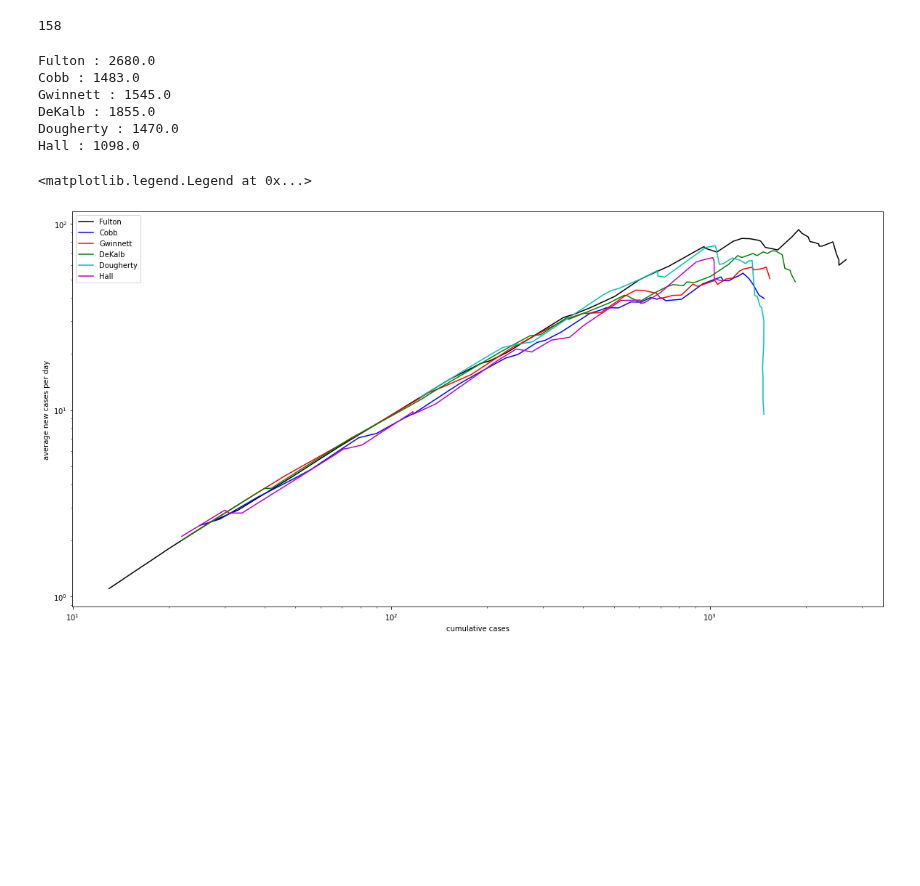
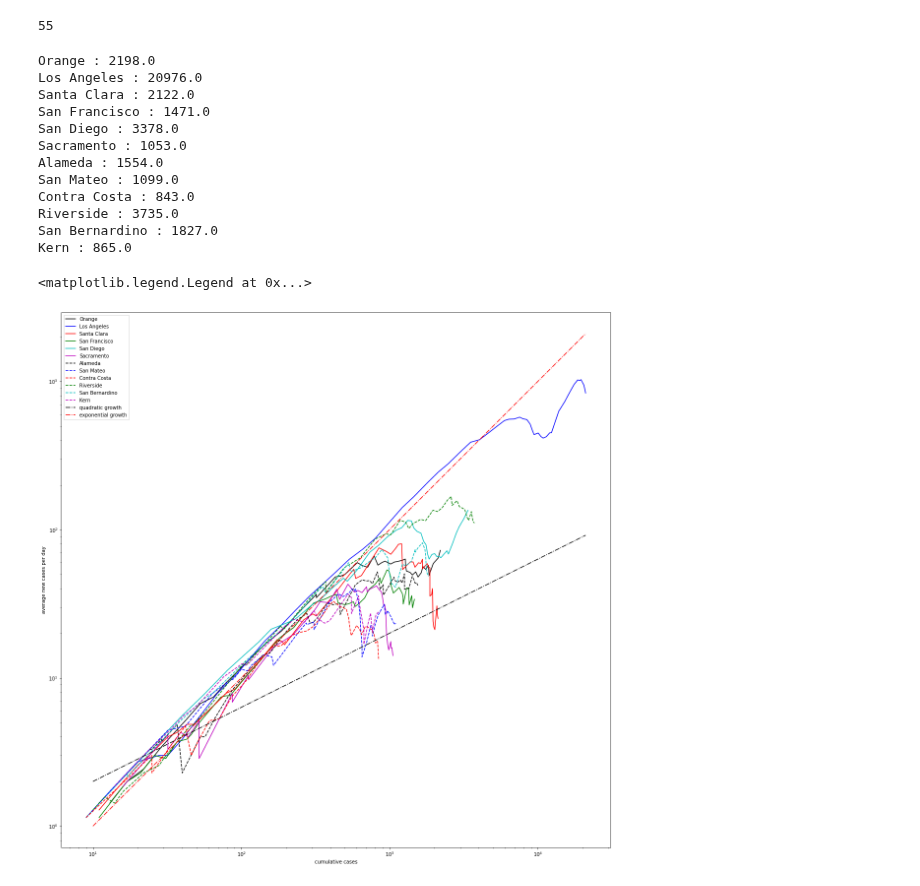
Before and after one commit to mds2/covid-jupyter-mds2, a Jupyter notebook: COVID.ipynb, the cells around one changed output. Drawn from its saved outputs; the diff is of its cells as text; code cells hidden in the pictures; blank space fills up the shorter version.

Commit message:
fixed aspect ratio, added ref lines for growth rates

```diff
--- a/COVID.ipynb
+++ b/COVID.ipynb
@@ -7,7 +7,7 @@ from datetime import datetime
 fname = "covid-19-data/us-counties.csv"
 # %%
 csv_reader = csv.DictReader(open(fname))
-data = [d for d in csv_reader if d['state'] == 'Georgia']
+data = [d for d in csv_reader if d['state'] == 'California']
 # %%
 def entry_to_days(entry):
     d1 = datetime.strptime(entry['date'], "%Y-%m-%d")
@@ -31,7 +31,7 @@ for d in data:
 # %%
 len(counties)
 # %% [output]
-158
+55
 # %%
 def trajectory(county, window=5):
     raw = sorted(counties[county], key = lambda e: e[0])
@@ -60,22 +60,35 @@ class ColorPicker:
         return c
 # %%
 col_pick = ColorPicker()
-plt.rcParams['figure.figsize'] = [20,10]
+plt.rcParams['figure.figsize'] = [20,20]
+plt.axes().set_aspect('equal', 'datalim')
+maxpt = 0.0
 for county in counties.keys():
     t = trajectory(county)
     if len(t[0]) < 1:
         continue
-    if t[0][-1] < 1000:
+    if t[0][-1] < 800:
         continue
-    plot_traj(county, col_pick.get(), window=10)
+    if county == 'Unknown':
+        continue
+    plot_traj(county, col_pick.get(), window=7)
     print(county + " : " + str(t[0][-1]))
+    maxpt = max(maxpt, t[0][-1])
+plt.plot([10.0, maxpt], [2.0, 2.0 * np.sqrt(0.1 * maxpt)], 'k-.', label="quadratic growth")
+plt.plot([10.0, maxpt], [1.0, 0.1 * maxpt], 'r-.', label="exponential growth")
 plt.legend()
 # %% [output]
-Fulton : 2680.0
-Cobb : 1483.0
-Gwinnett : 1545.0
-DeKalb : 1855.0
-Dougherty : 1470.0
-Hall : 1098.0
+Orange : 2198.0
+Los Angeles : 20976.0
+Santa Clara : 2122.0
+San Francisco : 1471.0
+San Diego : 3378.0
+Sacramento : 1053.0
+Alameda : 1554.0
+San Mateo : 1099.0
+Contra Costa : 843.0
+Riverside : 3735.0
+San Bernardino : 1827.0
+Kern : 865.0
 <matplotlib.legend.Legend at 0x...>
-[figure, old version]
+[figure, new version]
```
Also changed, not shown: parts of 1 cell of this notebook.
